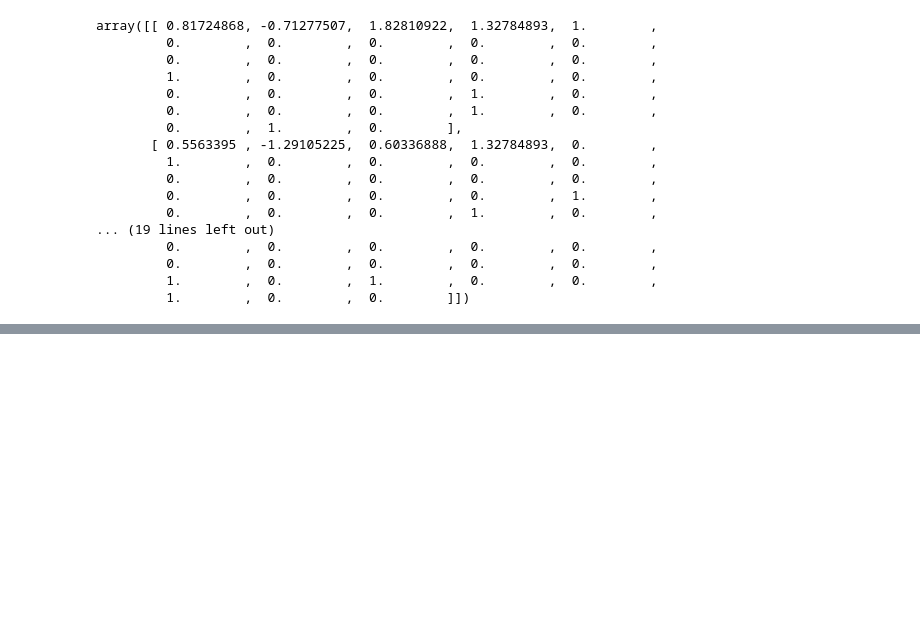
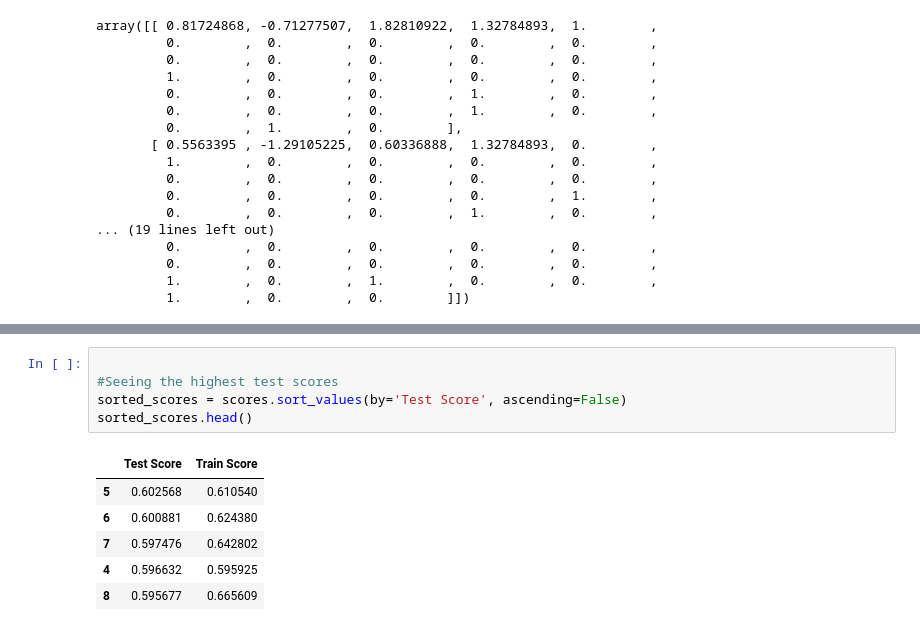
Before and after one commit to craiggossen/Projects, a Jupyter notebook: final_food_sales_predictions.ipynb, the cells around one changed output, grey strips where cells are left out. Cells and saved outputs as stored; diff of their text form; blank space fills up the shorter version.

```diff
--- a/final_food_sales_predictions.ipynb
+++ b/final_food_sales_predictions.ipynb
@@ -720,0 +953,12 @@ array([[ 0.81724868, -0.71277507,  1.82810922,  1.32784893,  1.        ,
+# %%
+
+#Seeing the highest test scores
+sorted_scores = scores.sort_values(by='Test Score', ascending=False)
+sorted_scores.head()
+# %% [output]
+|  | Test Score | Train Score |
+| 5 | 0.602568 | 0.610540 |
+| 6 | 0.600881 | 0.624380 |
+| 7 | 0.597476 | 0.642802 |
+| 4 | 0.596632 | 0.595925 |
+| 8 | 0.595677 | 0.665609 |
```
Also changed, not shown: parts of 40 cells of this notebook.
